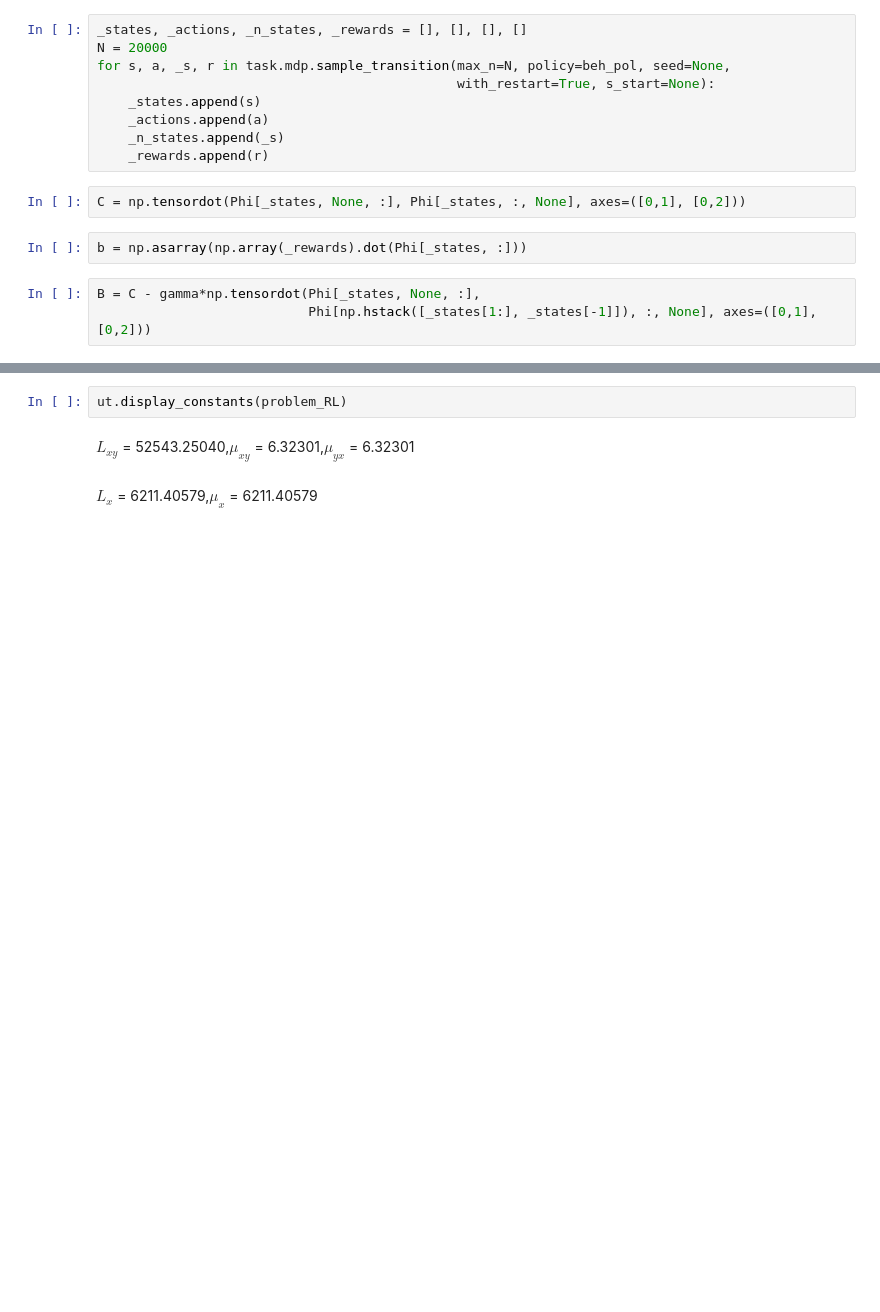
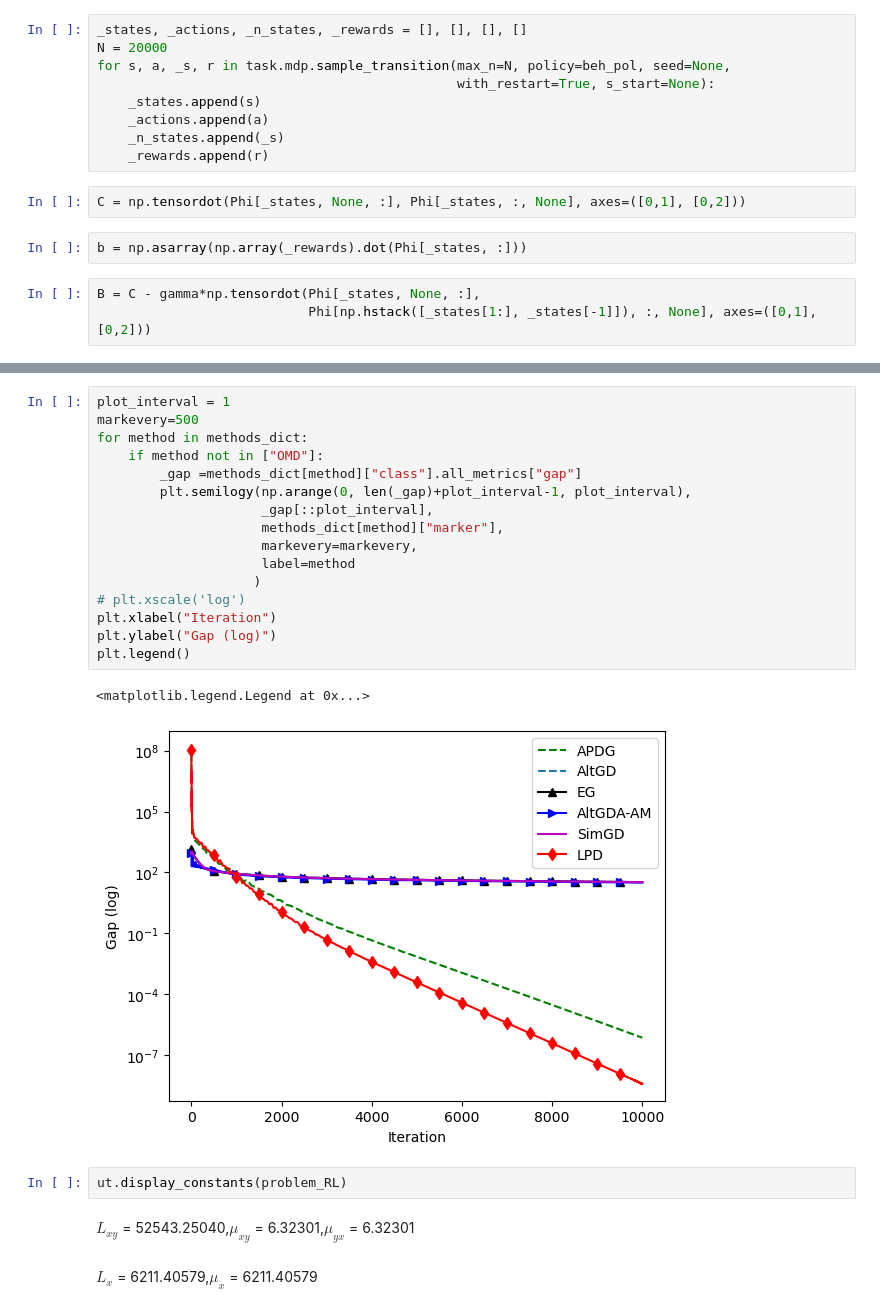
Before and after one commit to mrph2898/MASS, a Jupyter notebook: experiments/RL_comparison.ipynb, the cells around one changed output, grey strips where cells are left out. Cells and saved outputs as stored; diff of their text form; blank space fills up the shorter version.

```diff
--- a/experiments/RL_comparison.ipynb
+++ b/experiments/RL_comparison.ipynb
@@ -189,3 +236,22 @@ plt.legend()
+# %%
+plot_interval = 1
+markevery=500
+for method in methods_dict:
+    if method not in ["OMD"]:
+        _gap =methods_dict[method]["class"].all_metrics["gap"]
+        plt.semilogy(np.arange(0, len(_gap)+plot_interval-1, plot_interval),
+                     _gap[::plot_interval],
+                     methods_dict[method]["marker"],
+                     markevery=markevery,
+                     label=method
+                    )
+# plt.xscale('log')
+plt.xlabel("Iteration")
+plt.ylabel("Gap (log)")
+plt.legend()
+# %% [output]
+<matplotlib.legend.Legend at 0x...>
+[figure, added]
 # %%
 ut.display_constants(problem_RL)
 # %% [output]
```
Also changed, not shown: parts of 18 cells of this notebook.
